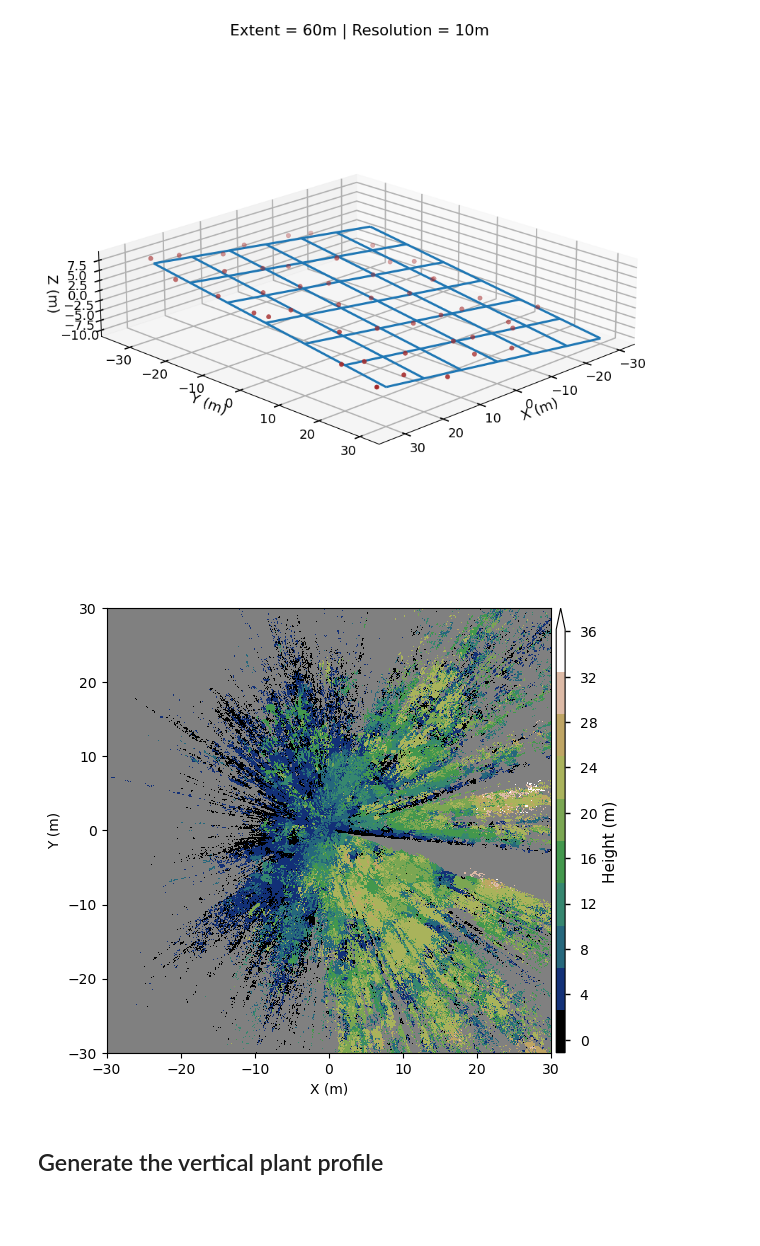
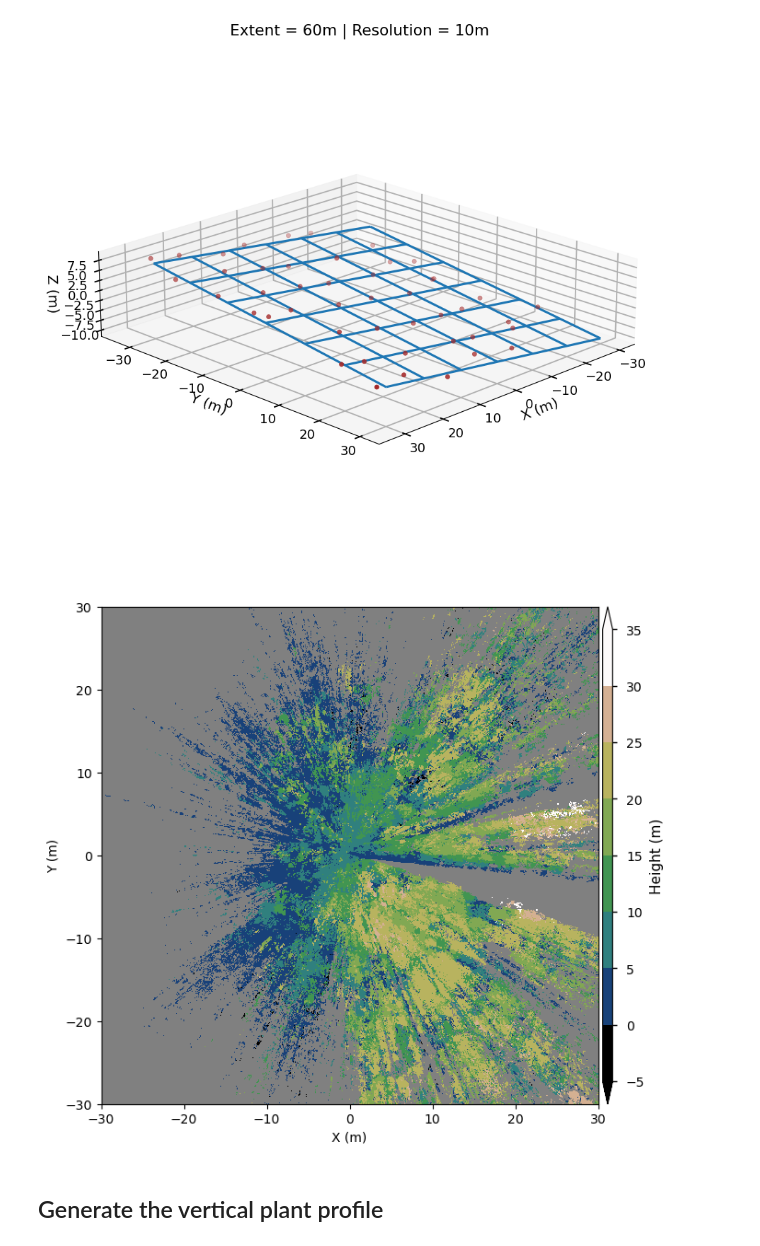
Before and after one commit to armstonj/pylidar-tls-canopy, a Jupyter notebook: notebooks/02_profiles_example.ipynb, the cells around one changed output. Drawn from its saved outputs; the diff is of its cells as text; code cells hidden in the pictures; blank space fills up the shorter version.

Commit message:
Updated notebook descriptions and figures

```diff
--- a/notebooks/02_profiles_example.ipynb
+++ b/notebooks/02_profiles_example.ipynb
@@ -142,11 +142,11 @@ height_grid = grid.grid_rdbx_cartesian([upright_rdbx_fn,tilt_rdbx_fn], [upright_
                                        0.1, planefit=planefit, extent=[grid_extent,grid_extent], method='MAX',
                                        ulc=[-grid_extent/2,grid_extent/2])
 # %%
-plot_riegl_grid(height_grid, label='Height (m)', clim=[None,None], figsize=(6,6),
-                nbins=10, cmap='gist_earth', xlabel='X (m)', ylabel='Y (m)', facecolor='0.5',
+plot_riegl_grid(height_grid, label='Height (m)', clim=[-5,35], figsize=(7,7), extend='both',
+                nbins=8, cmap='gist_earth', xlabel='X (m)', ylabel='Y (m)', facecolor='0.5',
                 extent=[-grid_extent/2,grid_extent/2,-grid_extent/2,grid_extent/2])
 # %% [output]
-[figure, old version]
+[figure, new version]
 # %% [markdown]
 ## Generate the vertical plant profile
 # %% [markdown]
```
Also changed, not shown: parts of 1 cell of this notebook, 1 other file.
